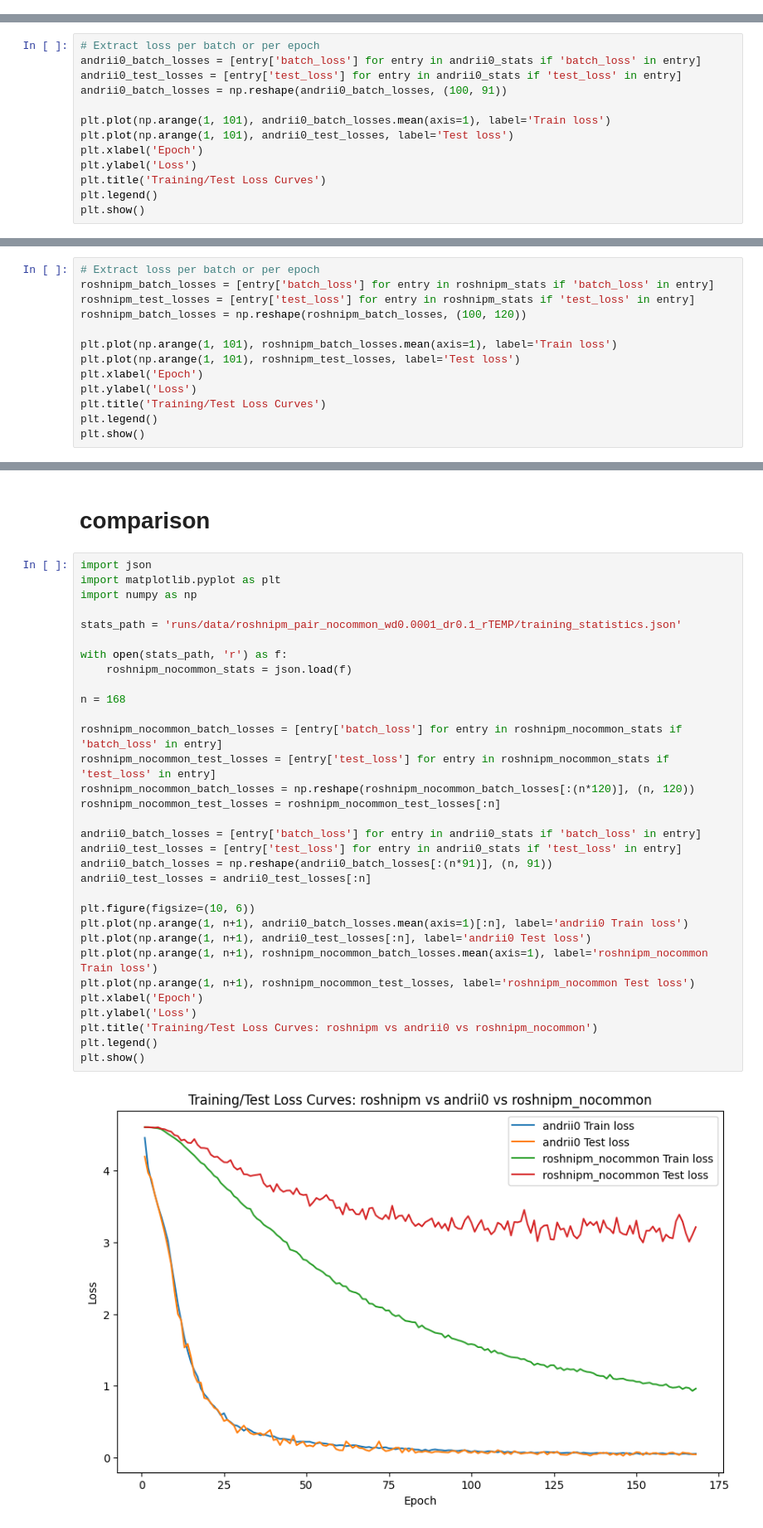
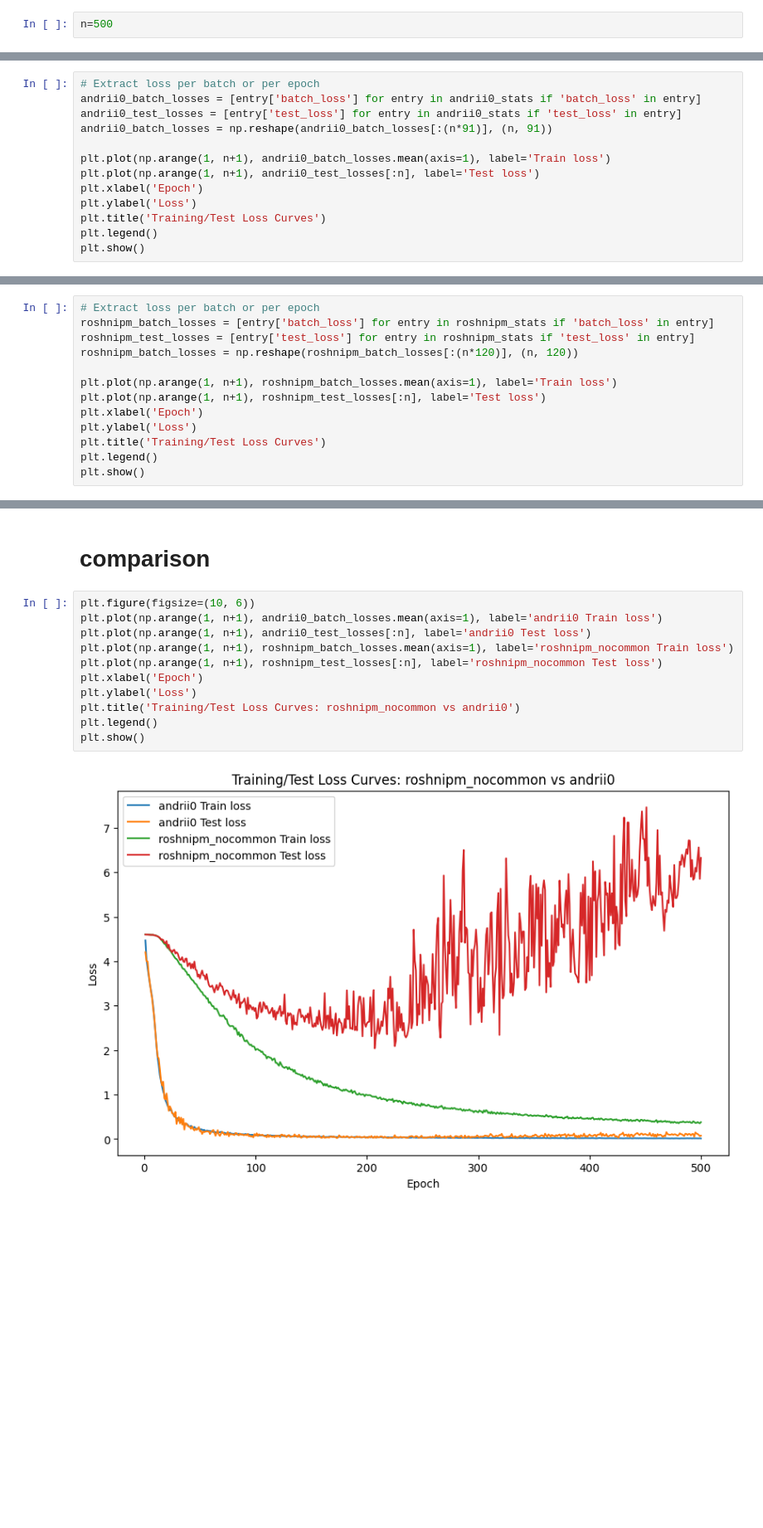
Before and after one commit to azaho/bfm, a Jupyter notebook: analyses/roshnipm/plot_training_statistics.ipynb, the cells around one changed output, grey strips where cells are left out. Shown at 83% size. Cells and saved outputs as stored; diff of their text form; blank space fills up the shorter version.

Commit message:
created batch script

```diff
--- a/analyses/roshnipm/plot_training_statistics.ipynb
+++ b/analyses/roshnipm/plot_training_statistics.ipynb
@@ -1,3 +1,5 @@
+# %%
+n=500
 # %% [markdown]
 # andrii0
 # %%
@@ -14,10 +16,10 @@ with open(stats_path, 'r') as f:
 # Extract loss per batch or per epoch
 andrii0_batch_losses = [entry['batch_loss'] for entry in andrii0_stats if 'batch_loss' in entry]
 andrii0_test_losses = [entry['test_loss'] for entry in andrii0_stats if 'test_loss' in entry]
-andrii0_batch_losses = np.reshape(andrii0_batch_losses, (100, 91))
+andrii0_batch_losses = np.reshape(andrii0_batch_losses[:(n*91)], (n, 91))
 
-plt.plot(np.arange(1, 101), andrii0_batch_losses.mean(axis=1), label='Train loss')
-plt.plot(np.arange(1, 101), andrii0_test_losses, label='Test loss')
+plt.plot(np.arange(1, n+1), andrii0_batch_losses.mean(axis=1), label='Train loss')
+plt.plot(np.arange(1, n+1), andrii0_test_losses[:n], label='Test loss')
 plt.xlabel('Epoch')
 plt.ylabel('Loss')
 plt.title('Training/Test Loss Curves')
@@ -71,10 +73,10 @@ with open(stats_path, 'r') as f:
 # Extract loss per batch or per epoch
 roshnipm_batch_losses = [entry['batch_loss'] for entry in roshnipm_stats if 'batch_loss' in entry]
 roshnipm_test_losses = [entry['test_loss'] for entry in roshnipm_stats if 'test_loss' in entry]
-roshnipm_batch_losses = np.reshape(roshnipm_batch_losses, (100, 120))
+roshnipm_batch_losses = np.reshape(roshnipm_batch_losses[:(n*120)], (n, 120))
 
-plt.plot(np.arange(1, 101), roshnipm_batch_losses.mean(axis=1), label='Train loss')
-plt.plot(np.arange(1, 101), roshnipm_test_losses, label='Test loss')
+plt.plot(np.arange(1, n+1), roshnipm_batch_losses.mean(axis=1), label='Train loss')
+plt.plot(np.arange(1, n+1), roshnipm_test_losses[:n], label='Test loss')
 plt.xlabel('Epoch')
 plt.ylabel('Loss')
 plt.title('Training/Test Loss Curves')
@@ -115,38 +117,17 @@ plt.show()
 # %% [markdown]
 # comparison
 # %%
-import json
-import matplotlib.pyplot as plt
-import numpy as np
-
-stats_path = 'runs/data/roshnipm_pair_nocommon_wd0.0001_dr0.1_rTEMP/training_statistics.json'
-
-with open(stats_path, 'r') as f:
-    roshnipm_nocommon_stats = json.load(f)
-
-n = 168
-
-roshnipm_nocommon_batch_losses = [entry['batch_loss'] for entry in roshnipm_nocommon_stats if 'batch_loss' in entry]
-roshnipm_nocommon_test_losses = [entry['test_loss'] for entry in roshnipm_nocommon_stats if 'test_loss' in entry]
-roshnipm_nocommon_batch_losses = np.reshape(roshnipm_nocommon_batch_losses[:(n*120)], (n, 120))
-roshnipm_nocommon_test_losses = roshnipm_nocommon_test_losses[:n]
-
-andrii0_batch_losses = [entry['batch_loss'] for entry in andrii0_stats if 'batch_loss' in entry]
-andrii0_test_losses = [entry['test_loss'] for entry in andrii0_stats if 'test_loss' in entry]
-andrii0_batch_losses = np.reshape(andrii0_batch_losses[:(n*91)], (n, 91))
-andrii0_test_losses = andrii0_test_losses[:n]
-
 plt.figure(figsize=(10, 6))
-plt.plot(np.arange(1, n+1), andrii0_batch_losses.mean(axis=1)[:n], label='andrii0 Train loss')
+plt.plot(np.arange(1, n+1), andrii0_batch_losses.mean(axis=1), label='andrii0 Train loss')
 plt.plot(np.arange(1, n+1), andrii0_test_losses[:n], label='andrii0 Test loss')
-plt.plot(np.arange(1, n+1), roshnipm_nocommon_batch_losses.mean(axis=1), label='roshnipm_nocommon Train loss')
-plt.plot(np.arange(1, n+1), roshnipm_nocommon_test_losses, label='roshnipm_nocommon Test loss')
+plt.plot(np.arange(1, n+1), roshnipm_batch_losses.mean(axis=1), label='roshnipm_nocommon Train loss')
+plt.plot(np.arange(1, n+1), roshnipm_test_losses[:n], label='roshnipm_nocommon Test loss')
 plt.xlabel('Epoch')
 plt.ylabel('Loss')
-plt.title('Training/Test Loss Curves: roshnipm vs andrii0 vs roshnipm_nocommon')
+plt.title('Training/Test Loss Curves: roshnipm_nocommon vs andrii0')
 plt.legend()
 plt.show()
 # %% [output]
-[figure, old version]
+[figure, new version]
 # %%
 plt.figure(figsize=(10, 6))
```
Also changed, not shown: parts of 10 cells of this notebook, 2 other files.
